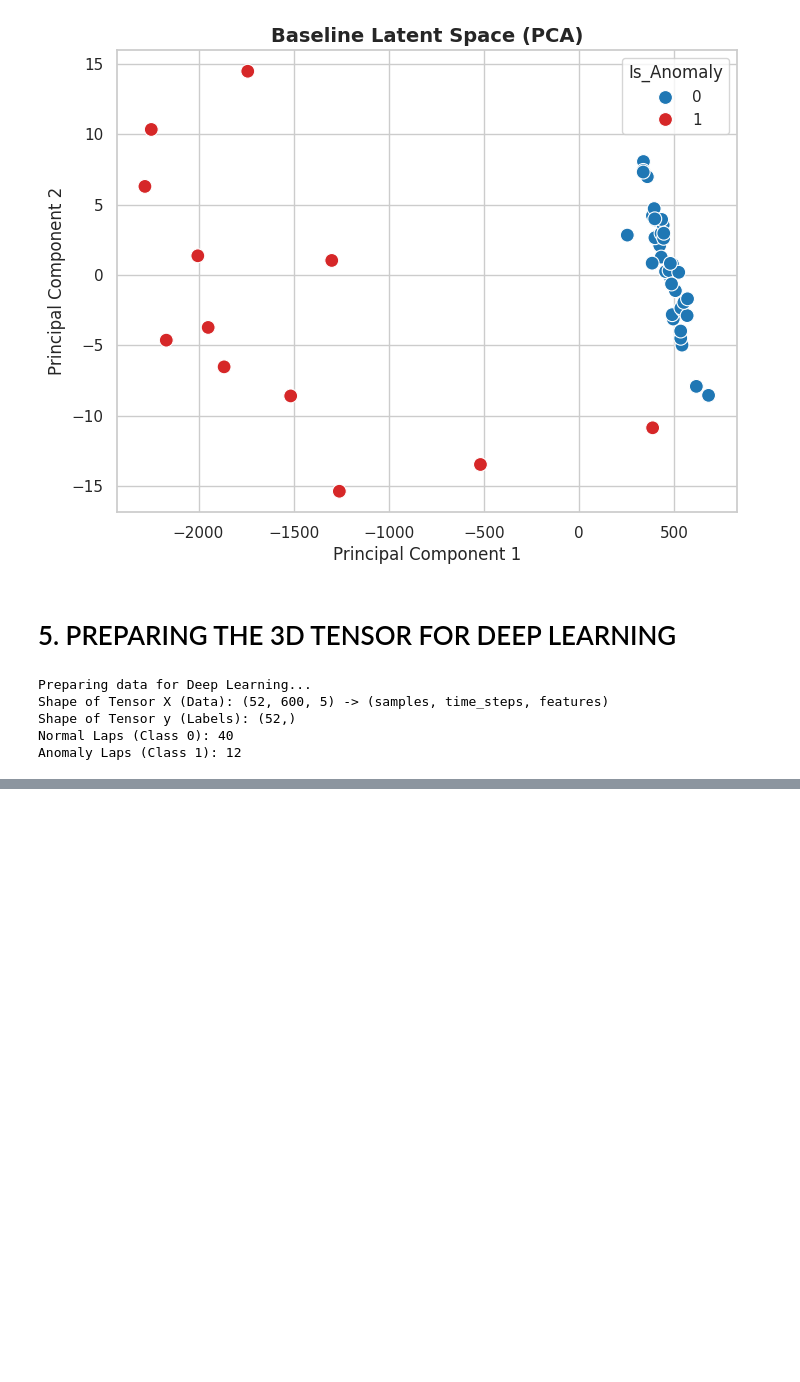
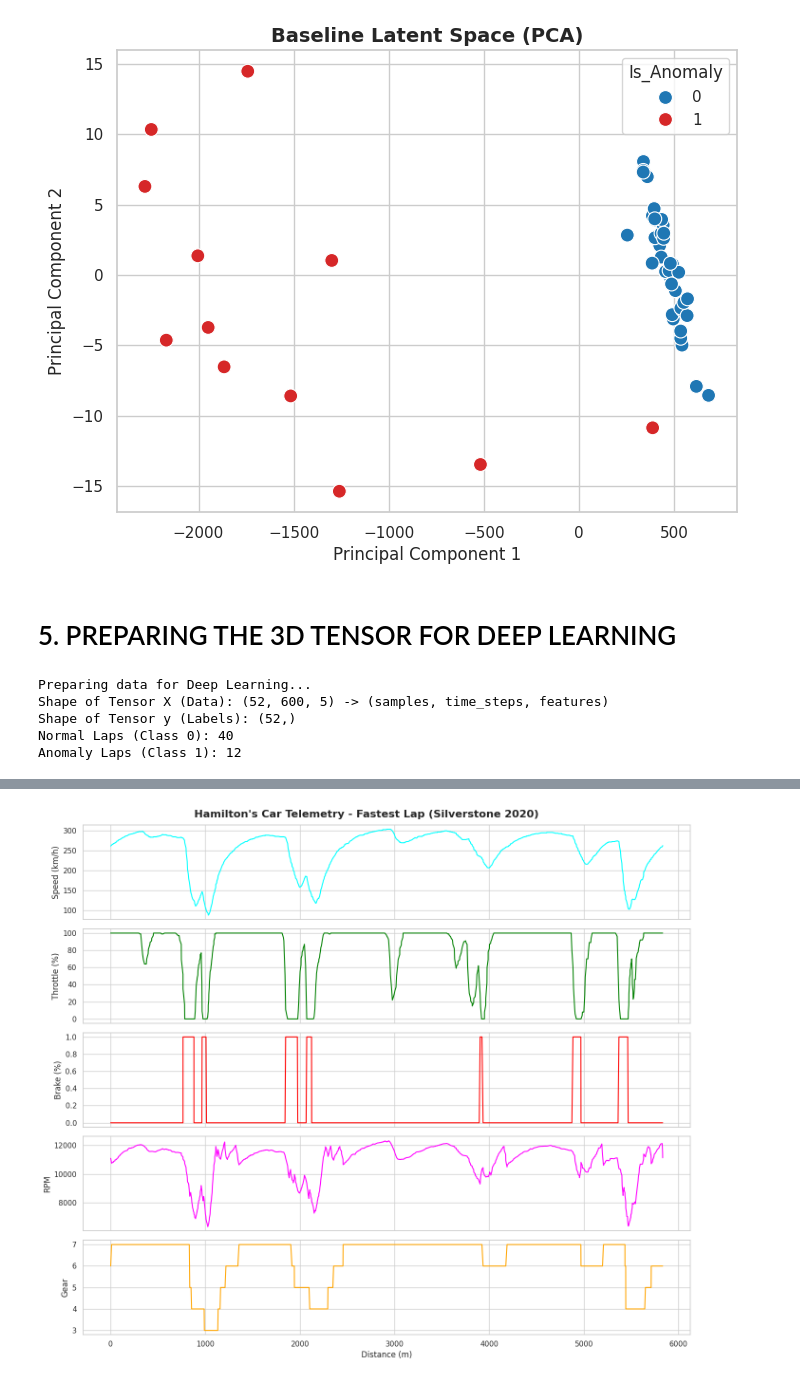
Before and after one commit to aritzrss/AML-Project, a Jupyter notebook: exporatoryda.ipynb, the cells around one changed output, grey strips where cells are left out. Cells and saved outputs as stored; diff of their text form; code cells hidden in the pictures; blank space fills up the shorter version.

```diff
--- a/exporatoryda.ipynb
+++ b/exporatoryda.ipynb
@@ -192,0 +196,5 @@ Anomaly Laps (Class 1): 12
+# %%
+# Get Hamilton's laps and his absolute fastest lap
+laps_ham = session.laps.pick_driver('HAM')
+fastest_lap = laps_ham.pick_fastest()
+telemetry = fastest_lap.get_telemetry()
@@ -192,0 +204,25 @@ Anomaly Laps (Class 1): 12
+# %%
+fig, axes = plt.subplots(5, 1, figsize=(14, 12), sharex=True)
+fig.suptitle("Hamilton's Car Telemetry - Fastest Lap (Silverstone 2020)", fontsize=16, fontweight='bold')
+
+# Speed
+axes[0].plot(telemetry['Distance'], telemetry['Speed'], color='cyan')
+axes[0].set_ylabel('Speed (km/h)')
+# Throttle
+axes[1].plot(telemetry['Distance'], telemetry['Throttle'], color='green')
+axes[1].set_ylabel('Throttle (%)')
+# Brake
+axes[2].plot(telemetry['Distance'], telemetry['Brake'], color='red')
+axes[2].set_ylabel('Brake (%)')
+# RPM
+axes[3].plot(telemetry['Distance'], telemetry['RPM'], color='magenta')
+axes[3].set_ylabel('RPM')
+# Gear
+axes[4].plot(telemetry['Distance'], telemetry['nGear'], color='orange')
+axes[4].set_ylabel('Gear')
+axes[4].set_xlabel('Distance (m)')
+
+plt.tight_layout()
+plt.show()
+# %% [output]
+[figure, added]
```
Also changed, not shown: parts of 10 cells of this notebook.
